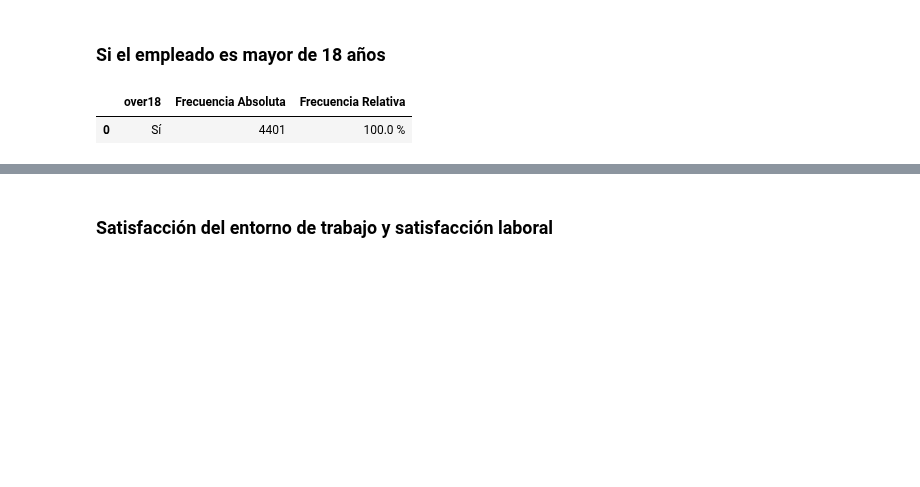
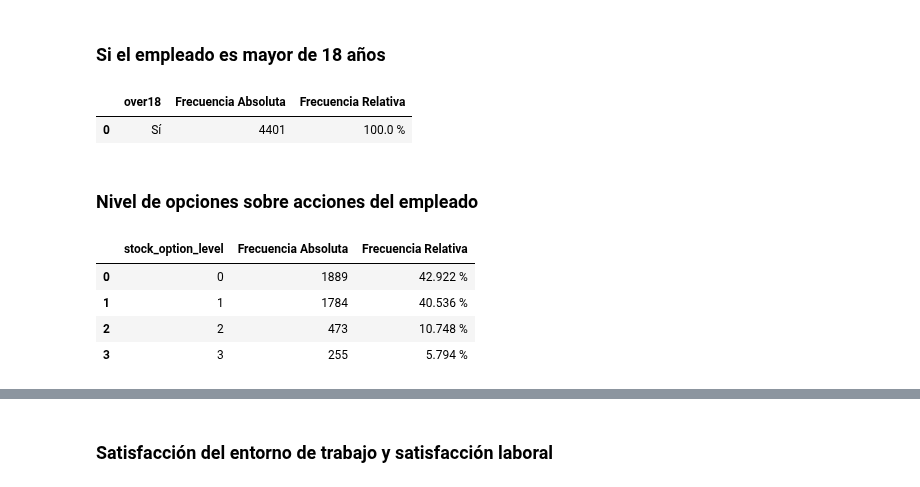
Before and after one commit to AlexanderBedoyaC/pediccion_abandono_empleo, a Jupyter notebook: 3.1. Alex - Análisis variables categóricas.ipynb, the cells around one changed output, grey strips where cells are left out. Saved outputs shown, nothing was run; the diff lists cells and outputs as text; code cells hidden in the pictures; blank space fills up the shorter version.

```diff
--- a/3.1. Alex - Análisis variables categóricas.ipynb
+++ b/3.1. Alex - Análisis variables categóricas.ipynb
@@ -13,3 +25,7 @@ df = pd.read_csv('Datasets/datos_limpios.csv')
+# %%
+df.job_level = df.job_level.astype(str)
+df.stock_option_level = df.stock_option_level.astype(str)
+df.training_times_last_year = df.training_times_last_year.astype(str)
 # %% [markdown]
 # Análisis de variables categóricas
 # %% [markdown]
@@ -247,3 +274,14 @@ df_over18
 # %% [output]
 |  | over18 | Frecuencia Absoluta | Frecuencia Relativa |
 | 0 | Sí | 4401 | 100.0 % |
+# %% [markdown]
+### Nivel de opciones sobre acciones del empleado
+# %%
+df_stock_option_level = tabla_frecuencias(df, 'stock_option_level')
+df_stock_option_level
+# %% [output]
+|  | stock_option_level | Frecuencia Absoluta | Frecuencia Relativa |
+| 0 | 0 | 1889 | 42.922 % |
+| 1 | 1 | 1784 | 40.536 % |
+| 2 | 2 | 473 | 10.748 % |
+| 3 | 3 | 255 | 5.794 % |
```
Also changed, not shown: parts of 13 cells of this notebook.
